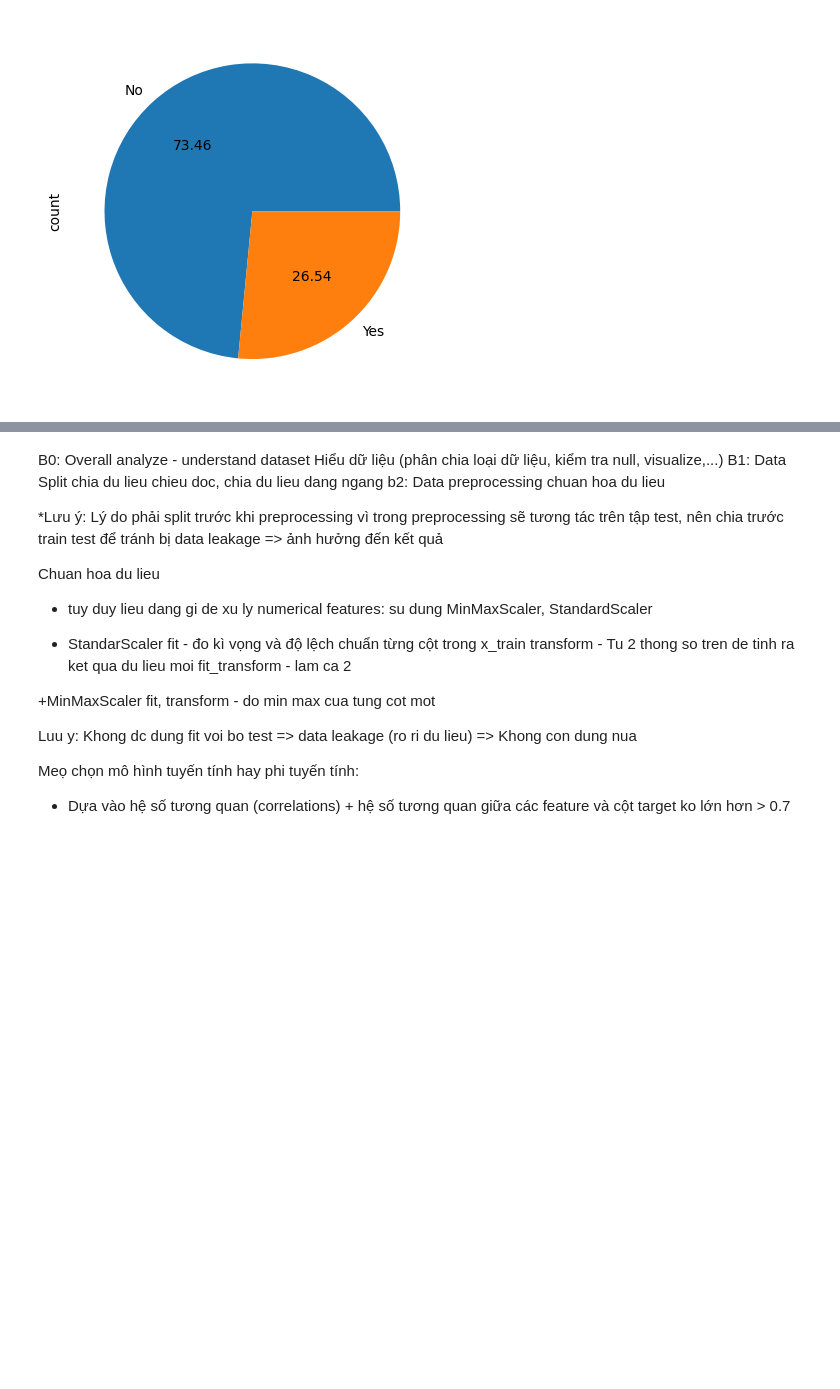
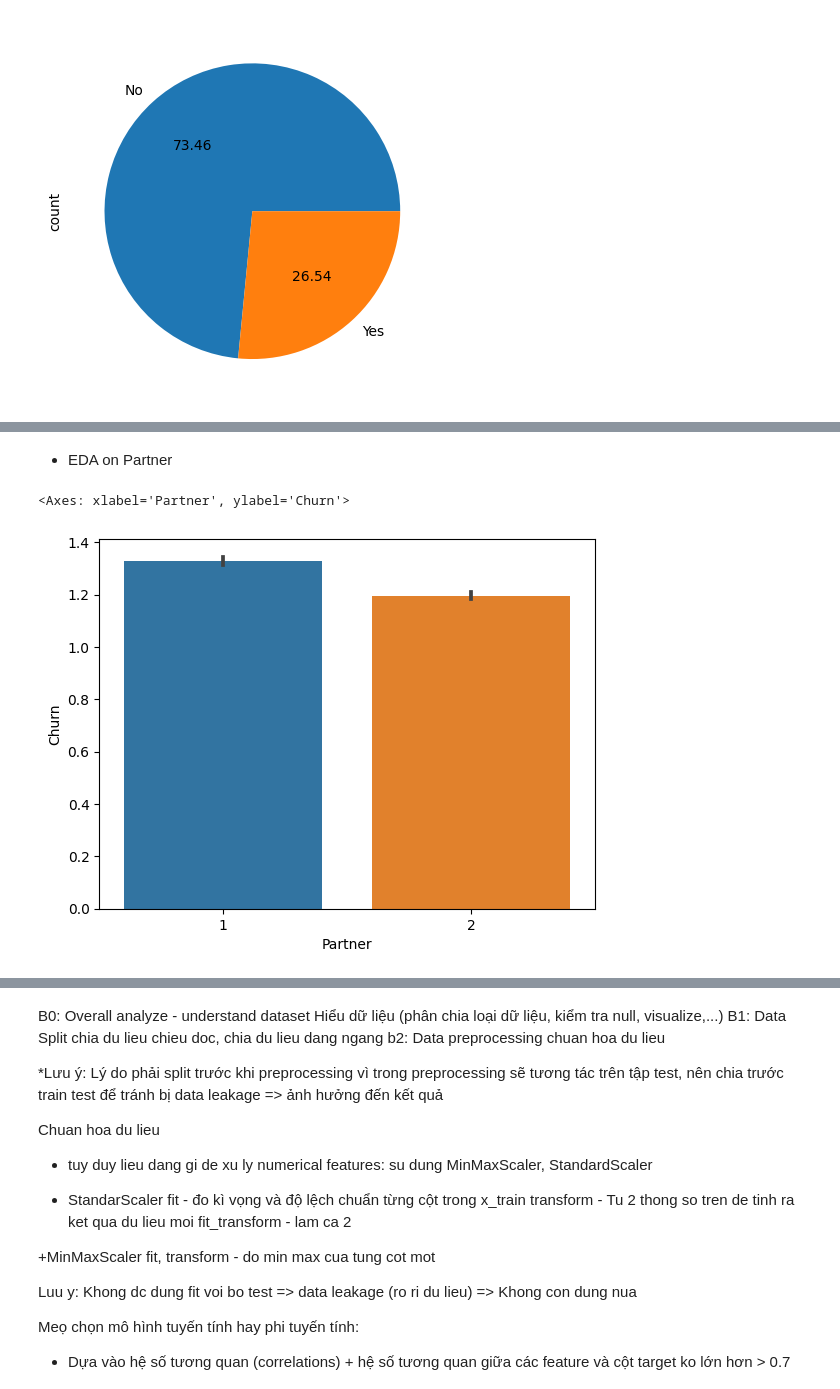
Before and after one commit to Vinh263/Imbalanced-Data-Research, a Jupyter notebook: ImbalancedData.ipynb, the cells around one changed output, grey strips where cells are left out. Cells and saved outputs as stored; diff of their text form; code cells hidden in the pictures; blank space fills up the shorter version.

```diff
--- a/ImbalancedData.ipynb
+++ b/ImbalancedData.ipynb
@@ -110,0 +217,7 @@ Name: count, dtype: int64
+# %% [markdown]
+- EDA on Partner
+# %%
+sns.barplot(x=data_eda['Partner'], y=data_eda['Churn']) # type: ignore
+# %% [output]
+<Axes: xlabel='Partner', ylabel='Churn'>
+[figure, added]
```
Also changed, not shown: parts of 51 cells of this notebook.
